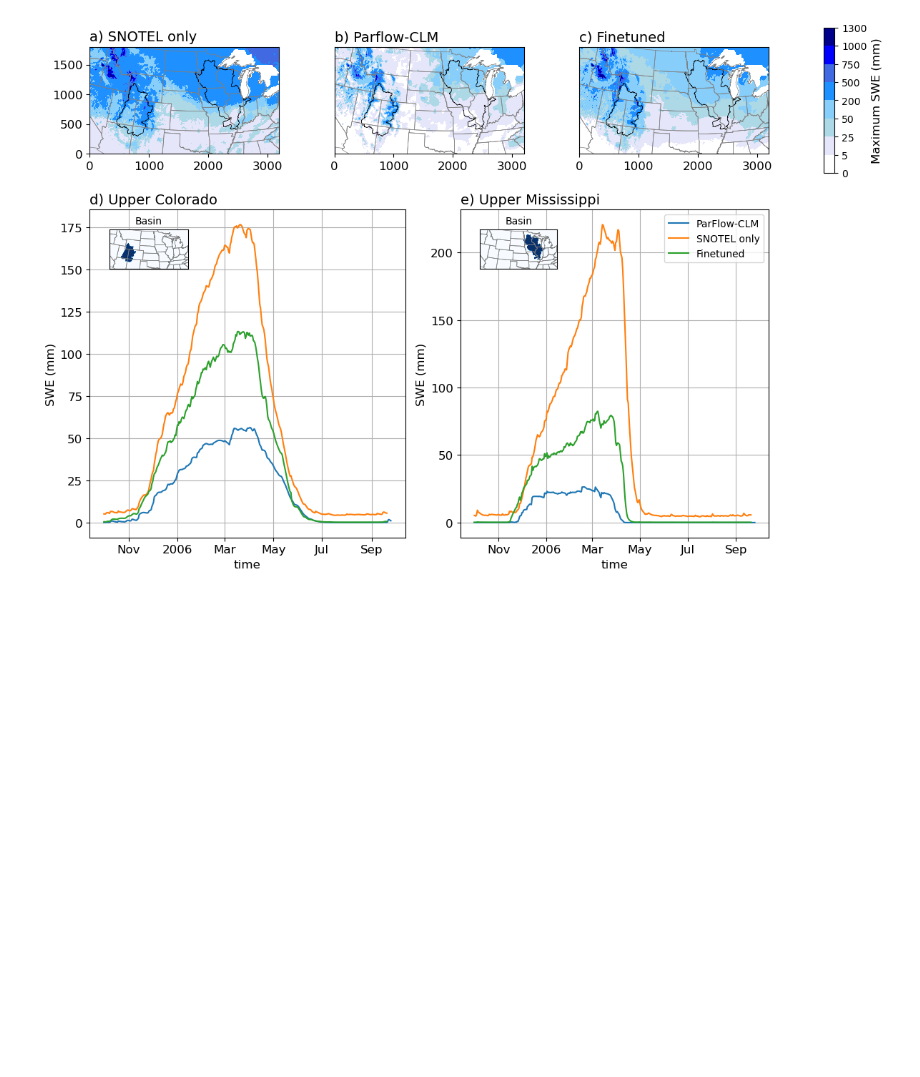
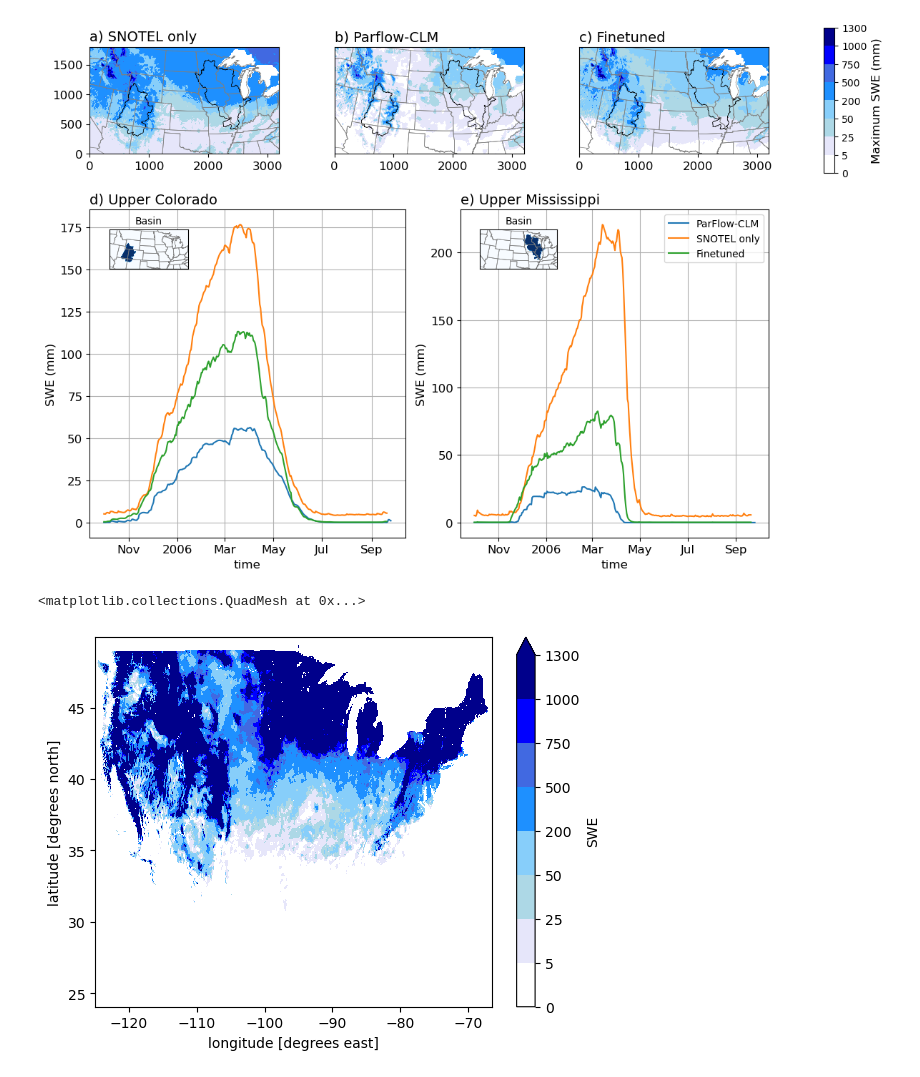
Before and after one commit to ldelafue/SWE_SNOTEL_PARFLOW, a Jupyter notebook: Analysis/Figures_paper.ipynb, the cells around one changed output. Saved outputs shown, nothing was run; the diff lists cells and outputs as text; code cells hidden in the pictures; blank space fills up the shorter version.

```diff
--- a/Analysis/Figures_paper.ipynb
+++ b/Analysis/Figures_paper.ipynb
@@ -692,0 +695,20 @@ plt.savefig('Fig5.jpg', bbox_inches='tight', pad_inches=0.1)
+# %%
+# Importing data
+UA_snow_path = parent_dir + '/exp2/4km_SWE_Depth_WY2006_v01.nc'
+UA_snow = xr.open_mfdataset(UA_snow_path, engine='netcdf4', compat='override', coords='minimal')
+# %%
+
+# Define the colors and corresponding ranges
+colors = ['white', 'lavender', 'lightblue', 'lightskyblue', 'dodgerblue', 'royalblue', 'blue', 'darkblue']
+ranges = [0, 5, 25, 50, 200, 500, 750, 1000, 1300]  # Define 8 intervals
+
+# Create the colormap using ListedColormap
+cmap = ListedColormap(colors)
+
+# Create BoundaryNorm to map values to the colormap based on the defined ranges
+norm = BoundaryNorm(boundaries=ranges, ncolors=len(colors))
+
+UA_snow.SWE.sum(dim='time').plot(cmap=cmap, norm=norm)
+# %% [output]
+<matplotlib.collections.QuadMesh at 0x...>
+[figure, added]
```
Also changed, not shown: parts of 7 cells of this notebook, 3 other files.
